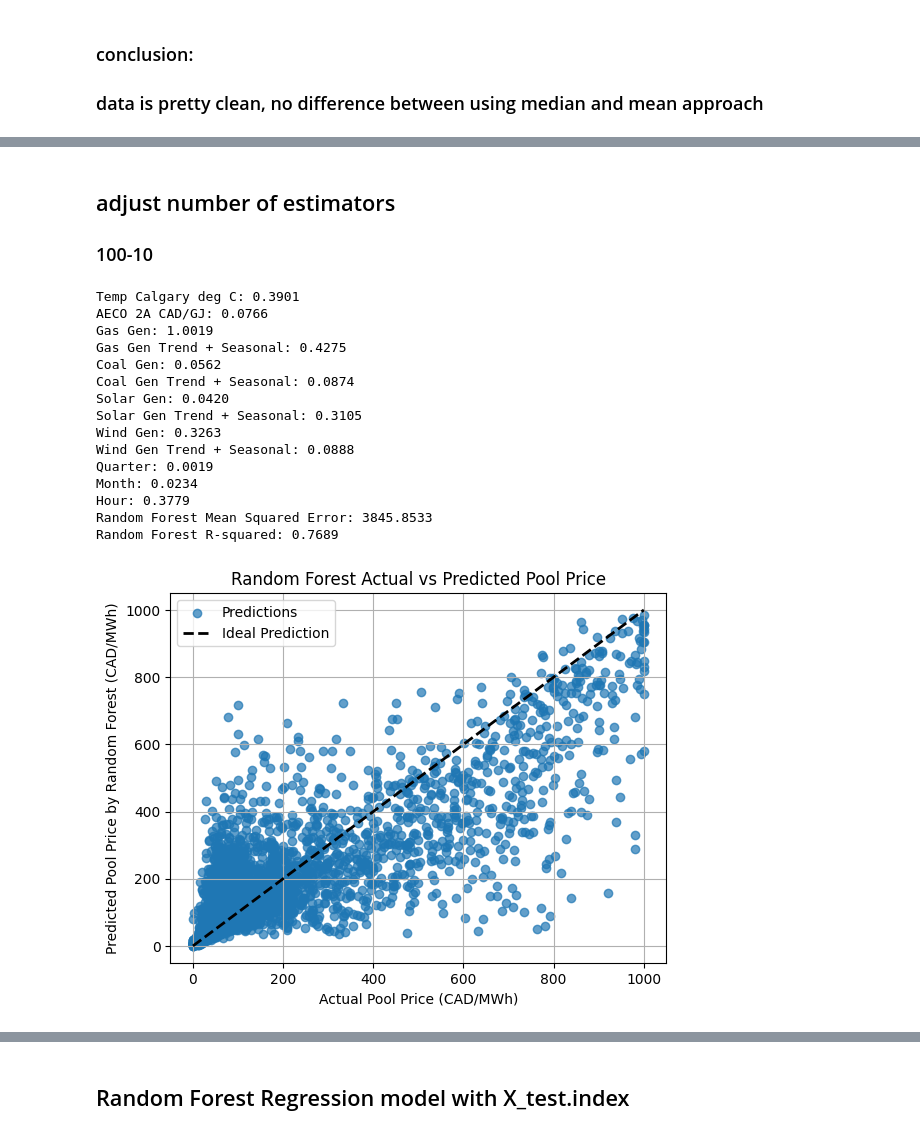
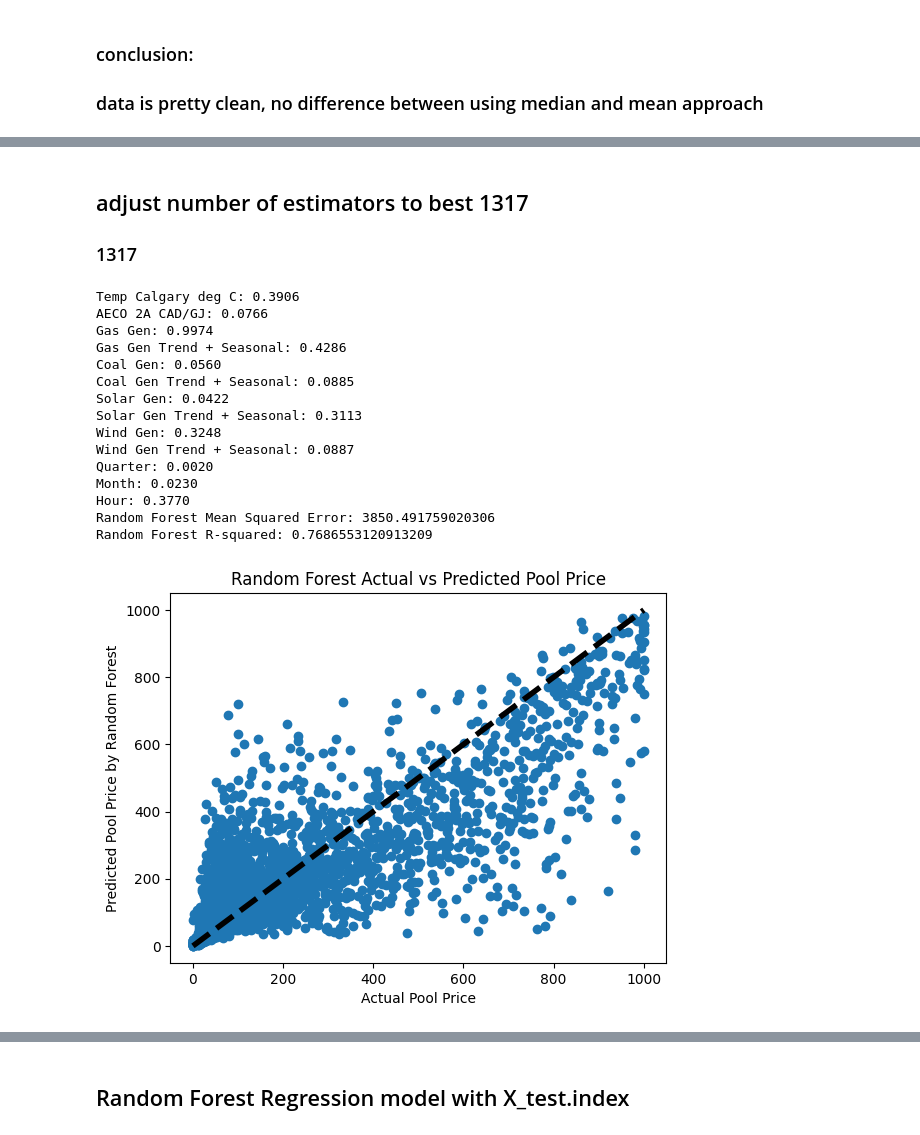
Before and after one commit to gaoqian310/utility_price_forecast, a Jupyter notebook: explortory_analysis_v8.ipynb, the cells around one changed output, grey strips where cells are left out. Saved outputs shown, nothing was run; the diff lists cells and outputs as text; code cells hidden in the pictures.

Commit message:
best estimators 1317

```diff
--- a/explortory_analysis_v8.ipynb
+++ b/explortory_analysis_v8.ipynb
@@ -230,71 +270,69 @@ Random Forest R-squared: 0.7637101623356098
 # %% [markdown]
-## adjust number of estimators
+## adjust number of estimators to best 1317
 
-### 100-10
+### 1317
 # %%
 # Sort the data by date
 df = data.sort_values(by='Date')
 
-# Handling NaN values using median imputation
+# Handling NaN values using SimpleImputer
 imputer = SimpleImputer(missing_values=np.nan, strategy='median')
-X_imputed = imputer.fit_transform(data[['Temp Calgary deg C', 'AECO 2A CAD/GJ', 'Gas Gen', 'Gas Gen Trend + Seasonal', 'Coal Gen', 'Coal Gen Trend + Seasonal', 'Solar Gen', 'Solar Gen Trend + Seasonal', 'Wind Gen', 'Wind Gen Trend + Seasonal', 'Quarter', 'Month', 'Hour']])
+X_imputed = imputer.fit_transform(data[['Temp Calgary deg C', 'AECO 2A CAD/GJ', 'Gas Gen','Gas Gen Trend + Seasonal','Coal Gen','Coal Gen Trend + Seasonal','Solar Gen','Solar Gen Trend + Seasonal','Wind Gen','Wind Gen Trend + Seasonal','Quarter','Month','Hour']])
 
 # Preparing the data for modeling
-X = data[['Temp Calgary deg C', 'AECO 2A CAD/GJ', 'Gas Gen', 'Gas Gen Trend + Seasonal', 'Coal Gen', 'Coal Gen Trend + Seasonal', 'Solar Gen', 'Solar Gen Trend + Seasonal', 'Wind Gen', 'Wind Gen Trend + Seasonal', 'Quarter', 'Month', 'Hour']]  # independent variables
+X = data[['Temp Calgary deg C', 'AECO 2A CAD/GJ', 'Gas Gen','Gas Gen Trend + Seasonal','Coal Gen','Coal Gen Trend + Seasonal','Solar Gen','Solar Gen Trend + Seasonal','Wind Gen','Wind Gen Trend + Seasonal','Quarter','Month','Hour']]  # independent variables
 y = data['AESO Pool Price CAD/MWh']  # dependent variable
 
 # Splitting the data into training and testing sets
 X_train, X_test, y_train, y_test = train_test_split(X, y, test_size=0.2, random_state=0)
 
 # Creating the Random Forest model
-rf_model = RandomForestRegressor(n_estimators=1000, random_state=0)
+rf_model = RandomForestRegressor(n_estimators=1317, random_state=0)
 
 # Training the model
 rf_model.fit(X_train, y_train)
 
 # Making predictions
 y_pred_rf = rf_model.predict(X_test)
 
 # Evaluating the model
 mse_rf = mean_squared_error(y_test, y_pred_rf)
 r2_rf = r2_score(y_test, y_pred_rf)
 
 # Compute permutation importance
 perm_importance = permutation_importance(rf_model, X_test, y_test, n_repeats=10, random_state=0)
 
 # Get feature importances
 feature_importances = perm_importance.importances_mean
 
 # Print feature importances
 for feature, importance in zip(X.columns, feature_importances):
     print(f'{feature}: {importance:.4f}')
 
-print(f'Random Forest Mean Squared Error: {mse_rf:.4f}')
-print(f'Random Forest R-squared: {r2_rf:.4f}')
+print(f'Random Forest Mean Squared Error: {mse_rf}')
+print(f'Random Forest R-squared: {r2_rf}')
 
 # Plotting the results
-plt.scatter(y_test, y_pred_rf, label='Predictions', alpha=0.7)
-plt.plot([y.min(), y.max()], [y.min(), y.max()], 'k--', lw=2, label='Ideal Prediction')
-plt.xlabel('Actual Pool Price (CAD/MWh)')
-plt.ylabel('Predicted Pool Price by Random Forest (CAD/MWh)')
+plt.scatter(y_test, y_pred_rf)
+plt.xlabel('Actual Pool Price')
+plt.ylabel('Predicted Pool Price by Random Forest')
 plt.title('Random Forest Actual vs Predicted Pool Price')
-plt.legend()
-plt.grid(True)
+plt.plot([y.min(), y.max()], [y.min(), y.max()], 'k--', lw=4)
 plt.show()
 # %% [output]
-Temp Calgary deg C: 0.3901
+Temp Calgary deg C: 0.3906
 AECO 2A CAD/GJ: 0.0766
-Gas Gen: 1.0019
-Gas Gen Trend + Seasonal: 0.4275
-Coal Gen: 0.0562
-Coal Gen Trend + Seasonal: 0.0874
-Solar Gen: 0.0420
-Solar Gen Trend + Seasonal: 0.3105
-Wind Gen: 0.3263
-Wind Gen Trend + Seasonal: 0.0888
-Quarter: 0.0019
-Month: 0.0234
-Hour: 0.3779
-Random Forest Mean Squared Error: 3845.8533
-Random Forest R-squared: 0.7689
+Gas Gen: 0.9974
+Gas Gen Trend + Seasonal: 0.4286
+Coal Gen: 0.0560
+Coal Gen Trend + Seasonal: 0.0885
+Solar Gen: 0.0422
+Solar Gen Trend + Seasonal: 0.3113
+Wind Gen: 0.3248
+Wind Gen Trend + Seasonal: 0.0887
+Quarter: 0.0020
+Month: 0.0230
+Hour: 0.3770
+Random Forest Mean Squared Error: 3850.491759020306
+Random Forest R-squared: 0.7686553120913209
-[figure, old version]
+[figure, new version]
```
Also changed, not shown: parts of 3 cells of this notebook.
